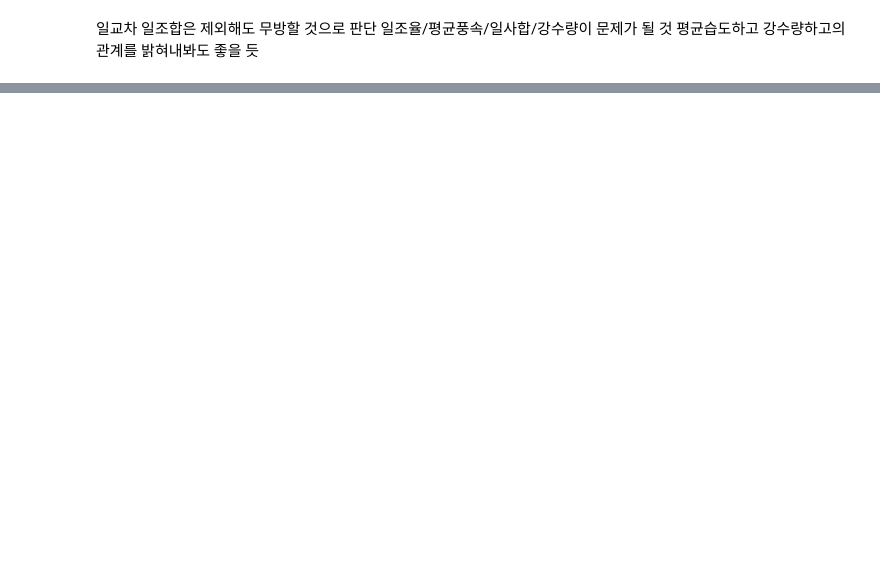
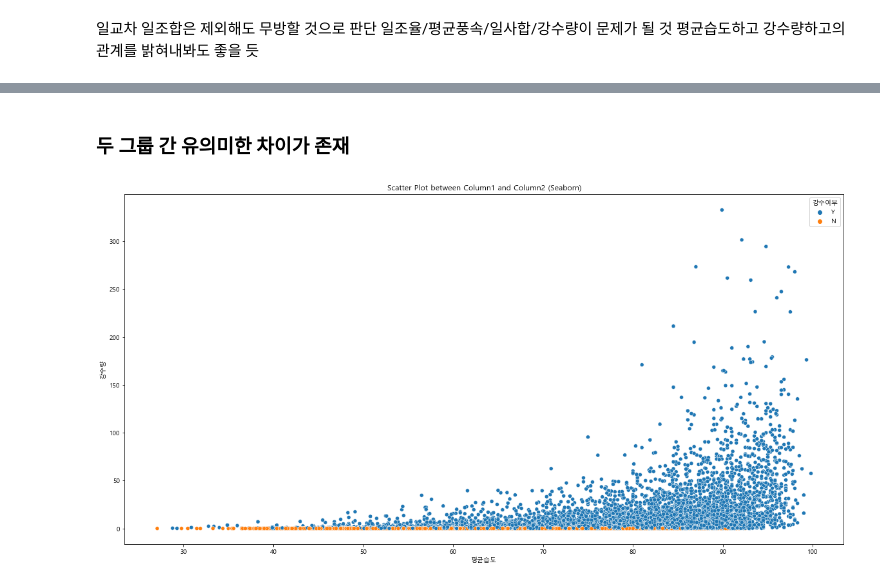
Before and after one commit to Minsung-commit/workbench, a Jupyter notebook: Daicon/날씨예측/EDA.ipynb, the cells around one changed output, grey strips where cells are left out. Saved outputs shown, nothing was run; the diff lists cells and outputs as text; code cells hidden in the pictures; blank space fills up the shorter version.

```diff
--- a/Daicon/날씨예측/EDA.ipynb
+++ b/Daicon/날씨예측/EDA.ipynb
@@ -72,3 +84,13 @@ plt.show()
 일교차 일조합은 제외해도 무방할 것으로 판단
 일조율/평균풍속/일사합/강수량이 문제가 될 것
 평균습도하고 강수량하고의 관계를 밝혀내봐도 좋을 듯
+# %%
+#강수량 기록이 있는 데이터만 추출 후 분석
+
+rain = train[train.강수량.isnull() == False]
+
+#강수여부 컬럼 생성 후 비가 온 날의 평균습도와 비가 오지 않은 날의 평균습도에 유의미한 차이가 있는지 확인
+
+rain['강수여부'] = rain.강수량.map( lambda x : "Y" if x > 0 else "N")
+
+rain
@@ -74,0 +169,9 @@ plt.show()
+# %% [markdown]
+### 두 그룹 간 유의미한 차이가 존재
+# %%
+plt.figure(figsize=(20, 10))
+sns.scatterplot(data=rain, x='평균습도', y='강수량', hue='강수여부')
+plt.title('Scatter Plot between Column1 and Column2 (Seaborn)')
+plt.show()
+# %% [output]
+[figure, added]
```
Also changed, not shown: parts of 21 cells of this notebook, 7 other files.
